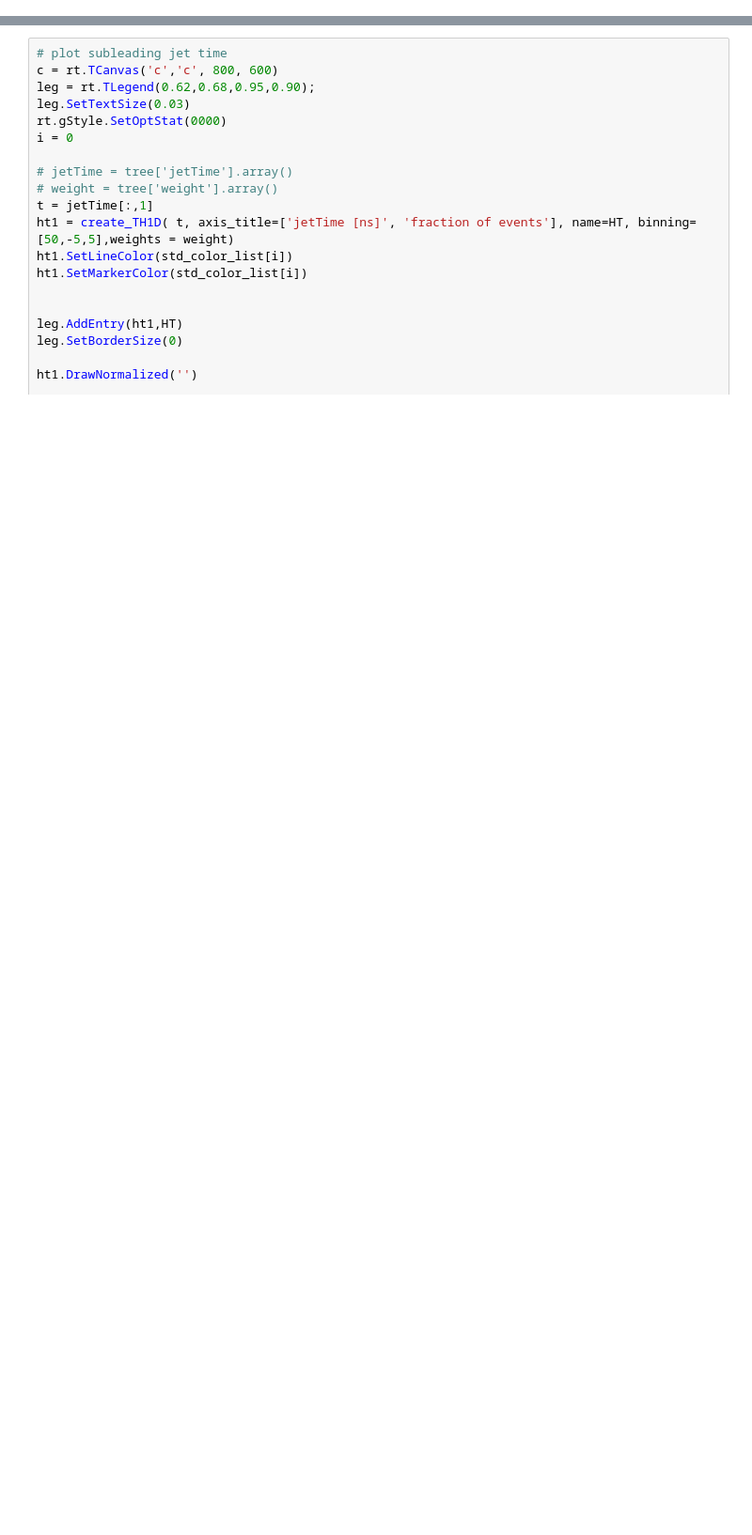
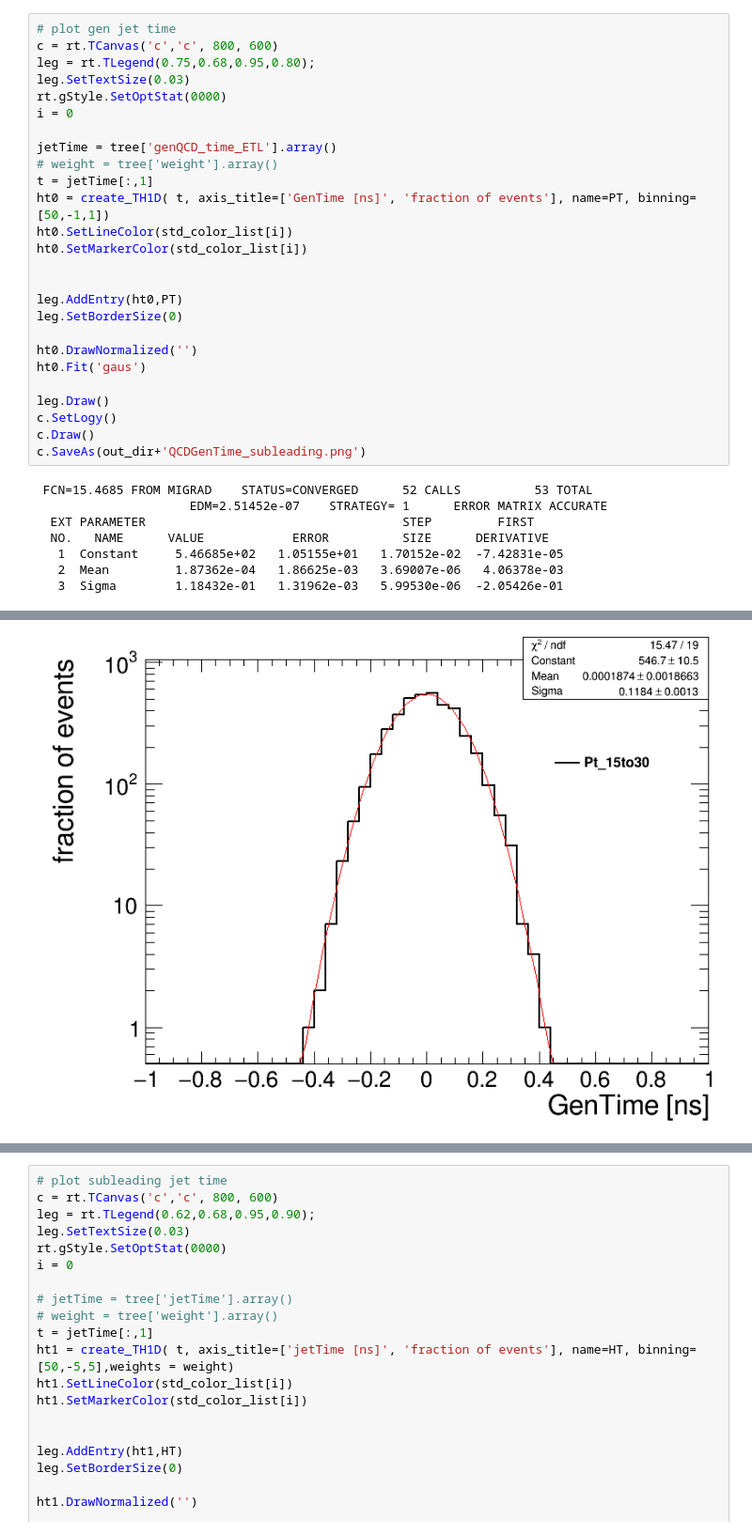
Before and after one commit to cms-lpc-llp/delayed_jet_analyzer, a Jupyter notebook: plot_scripts/event_selection/QCD_Inclusive_timing_study_193psBS_ETL.ipynb, the cells around one changed output, grey strips where cells are left out. Shown at 94% size. Drawn from its saved outputs; the diff is of its cells as text; blank space fills up the shorter version.

```diff
--- a/plot_scripts/event_selection/QCD_Inclusive_timing_study.ipynb
+++ b/plot_scripts/event_selection/QCD_Inclusive_timing_study_193psBS_ETL.ipynb
@@ -100,0 +92,34 @@ Info in <TCanvas::Print>: pdf file /nfshome/jmao/cms-llp/plots/20190506/JetTime_
+# %%
+# plot gen jet time
+c = rt.TCanvas('c','c', 800, 600)
+leg = rt.TLegend(0.75,0.68,0.95,0.80);
+leg.SetTextSize(0.03)
+rt.gStyle.SetOptStat(0000)
+i = 0
+
+jetTime = tree['genQCD_time_ETL'].array()
+# weight = tree['weight'].array()
+t = jetTime[:,1]
+ht0 = create_TH1D( t, axis_title=['GenTime [ns]', 'fraction of events'], name=PT, binning=[50,-1,1])
+ht0.SetLineColor(std_color_list[i])
+ht0.SetMarkerColor(std_color_list[i])
+
+
+leg.AddEntry(ht0,PT)
+leg.SetBorderSize(0)
+
+ht0.DrawNormalized('')
+ht0.Fit('gaus')
+
+leg.Draw()
+c.SetLogy()
+c.Draw()
+c.SaveAs(out_dir+'QCDGenTime_subleading.png')
+# %% [output]
+ FCN=15.4685 FROM MIGRAD    STATUS=CONVERGED      52 CALLS          53 TOTAL
+                     EDM=2.51452e-07    STRATEGY= 1      ERROR MATRIX ACCURATE
+  EXT PARAMETER                                   STEP         FIRST
+  NO.   NAME      VALUE            ERROR          SIZE      DERIVATIVE
+   1  Constant     5.46685e+02   1.05155e+01   1.70152e-02  -7.42831e-05
+   2  Mean         1.87362e-04   1.86625e-03   3.69007e-06   4.06378e-03
+   3  Sigma        1.18432e-01   1.31962e-03   5.99530e-06  -2.05426e-01
@@ -100,0 +129 @@ Info in <TCanvas::Print>: pdf file /nfshome/jmao/cms-llp/plots/20190506/JetTime_
+[figure, added]
```
Also changed, not shown: parts of 42 cells of this notebook, 1 other file.
